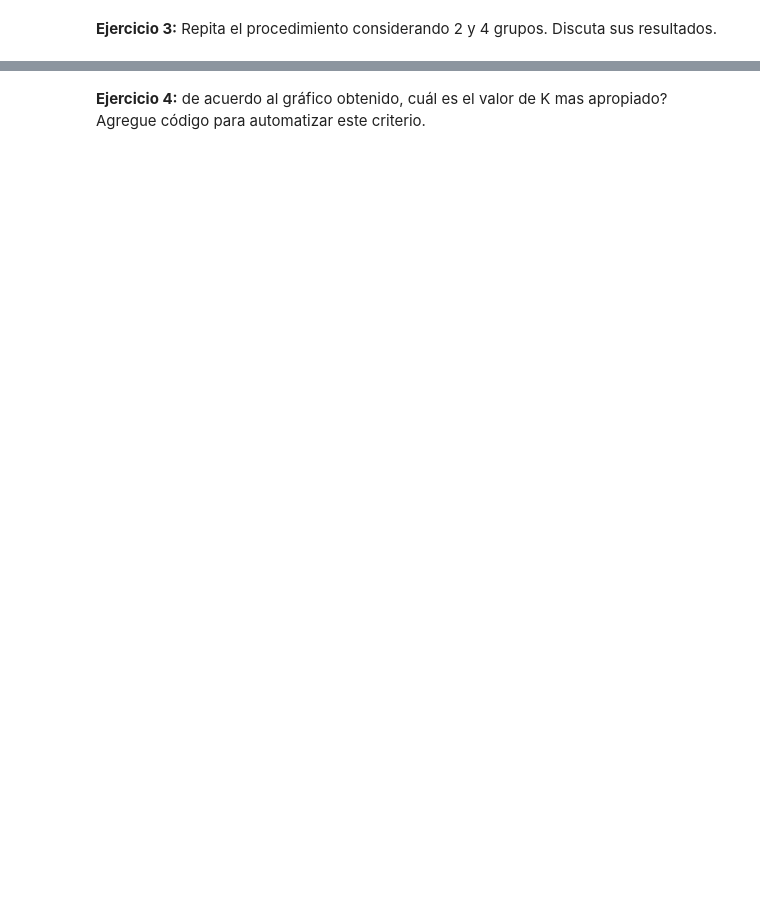
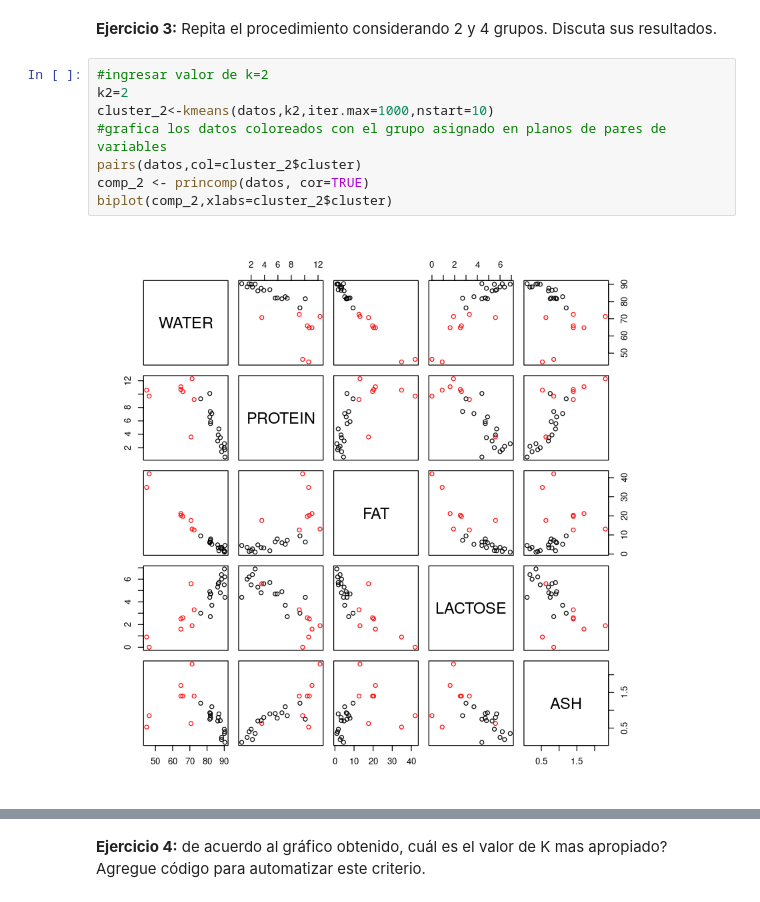
Before and after one commit to eduvera/INFO257_IA, a Jupyter notebook: unidad2/kmeans/Clustering_Notebook1.ipynb, the cells around one changed output, grey strips where cells are left out. Cells and saved outputs as stored; diff of their text form; blank space fills up the shorter version.

```diff
--- a/unidad2/kmeans/Clustering_Notebook1.ipynb
+++ b/unidad2/kmeans/Clustering_Notebook1.ipynb
@@ -80,2 +117,12 @@ Available components:
 # %% [markdown]
 **Ejercicio 3:** Repita el procedimiento considerando 2 y 4 grupos. Discuta sus resultados.
+# %%
+#ingresar valor de k=2
+k2=2
+cluster_2<-kmeans(datos,k2,iter.max=1000,nstart=10)
+#grafica los datos coloreados con el grupo asignado en planos de pares de variables
+pairs(datos,col=cluster_2$cluster)
+comp_2 <- princomp(datos, cor=TRUE)
+biplot(comp_2,xlabs=cluster_2$cluster)
+# %% [output]
+[figure, added]
```
Also changed, not shown: parts of 21 cells of this notebook, 4 other files.
